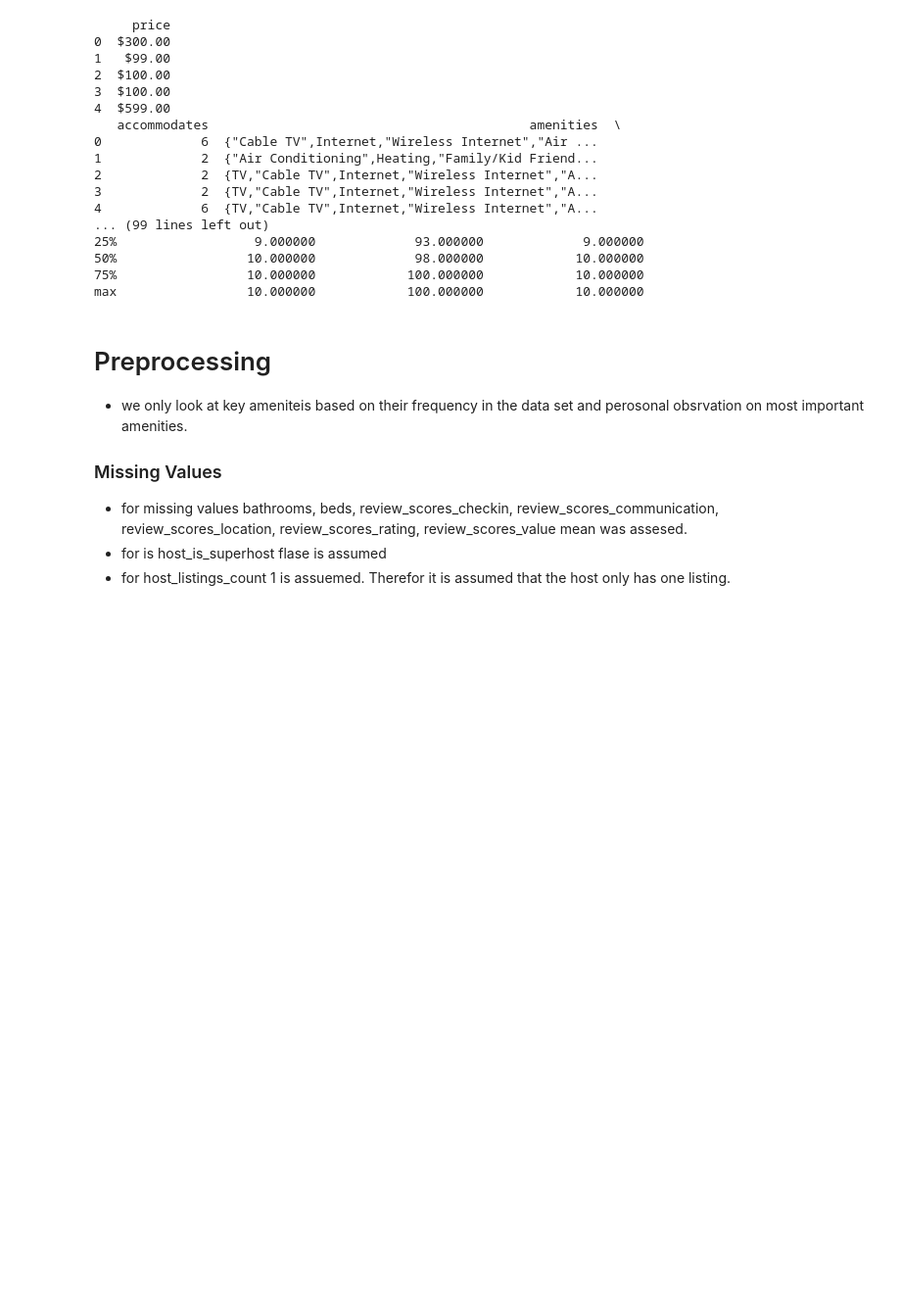
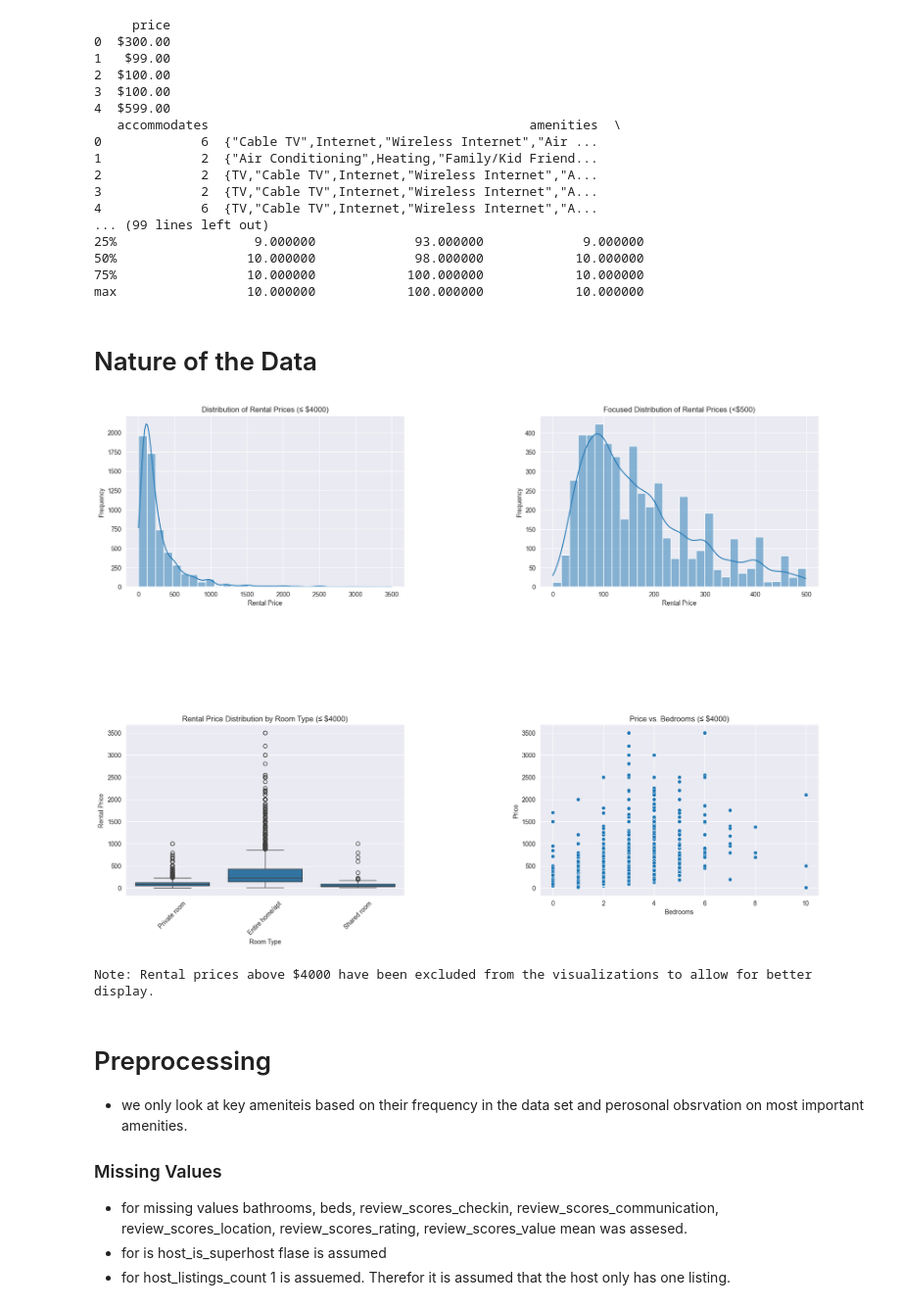
Before and after one commit to paulKlarer/BI_oyo_hotel_prices, a Jupyter notebook: code/analysis.ipynb, the cells around one changed output. Shown: that part at 98% size. Saved outputs shown, nothing was run; the diff lists cells and outputs as text; code cells hidden in the pictures; blank space fills up the shorter version.

Commit message:
data nature analysis

```diff
--- a/code/analysis.ipynb
+++ b/code/analysis.ipynb
@@ -30,6 +30,58 @@ print(rating_features_data.describe())
 50%                 10.000000             98.000000            10.000000
 75%                 10.000000            100.000000            10.000000
 max                 10.000000            100.000000            10.000000
+# %% [markdown]
+# Nature of the Data
+# %%
+import matplotlib.pyplot as plt
+import seaborn as sns
+import pandas as pd
+
+merged_df = pd.concat([rating_features_data, rental_price_data['price']], axis=1)
+
+# Ensure 'price' is converted to numeric (float)
+merged_df['price'] = pd.to_numeric(merged_df['price'].replace('[\$,]', '', regex=True), errors='coerce')
+
+# Drop any rows where 'price' could not be converted and ended up as NaN
+merged_df = merged_df.dropna(subset=['price'])
+
+# Set up the figure for a 2x2 grid of plots with increased spacing and use constrained layout
+fig, axes = plt.subplots(2, 2, figsize=(16, 12), gridspec_kw={'hspace': 0.4, 'wspace': 0.3}, constrained_layout=True)
+
+# Histogram of Rental Prices (excluding prices above $4000)
+filtered_prices = merged_df[merged_df['price'] <= 4000]['price']
+sns.histplot(filtered_prices, bins=30, kde=True, ax=axes[0, 0])
+axes[0, 0].set_title('Distribution of Rental Prices (≤ $4000)')
+axes[0, 0].set_xlabel('Rental Price')
+axes[0, 0].set_ylabel('Frequency')
+
+# Focused Histogram of Rental Prices in a Main Area (e.g., prices below a threshold)
+sns.histplot(merged_df[merged_df['price'] < 500]['price'], bins=30, kde=True, ax=axes[0, 1])
+axes[0, 1].set_title('Focused Distribution of Rental Prices (<$500)')
+axes[0, 1].set_xlabel('Rental Price')
+axes[0, 1].set_ylabel('Frequency')
+
+# Boxplot of Prices by Room Type (excluding prices above $4000)
+sns.boxplot(x='room_type', y='price', data=merged_df[merged_df['price'] <= 4000], ax=axes[1, 0])
+axes[1, 0].set_title('Rental Price Distribution by Room Type (≤ $4000)')
+axes[1, 0].set_xlabel('Room Type')
+axes[1, 0].set_ylabel('Rental Price')
+axes[1, 0].tick_params(axis='x', rotation=45)
+
+# Scatter Plot of Price vs. Bedrooms (excluding prices above $4000)
+sns.scatterplot(x='bedrooms', y='price', data=merged_df[merged_df['price'] <= 4000], ax=axes[1, 1])
+axes[1, 1].set_title('Price vs. Bedrooms (≤ $4000)')
+axes[1, 1].set_xlabel('Bedrooms')
+axes[1, 1].set_ylabel('Price')
+
+# Adjust layout
+plt.show()
+
+# Note about excluded prices
+print("Note: Rental prices above $4000 have been excluded from the visualizations to allow for better display.")
+# %% [output]
+[figure, added]
+Note: Rental prices above $4000 have been excluded from the visualizations to allow for better display.
 # %% [markdown]
 # Preprocessing
 
```
Also changed, not shown: parts of 1 cell of this notebook.
